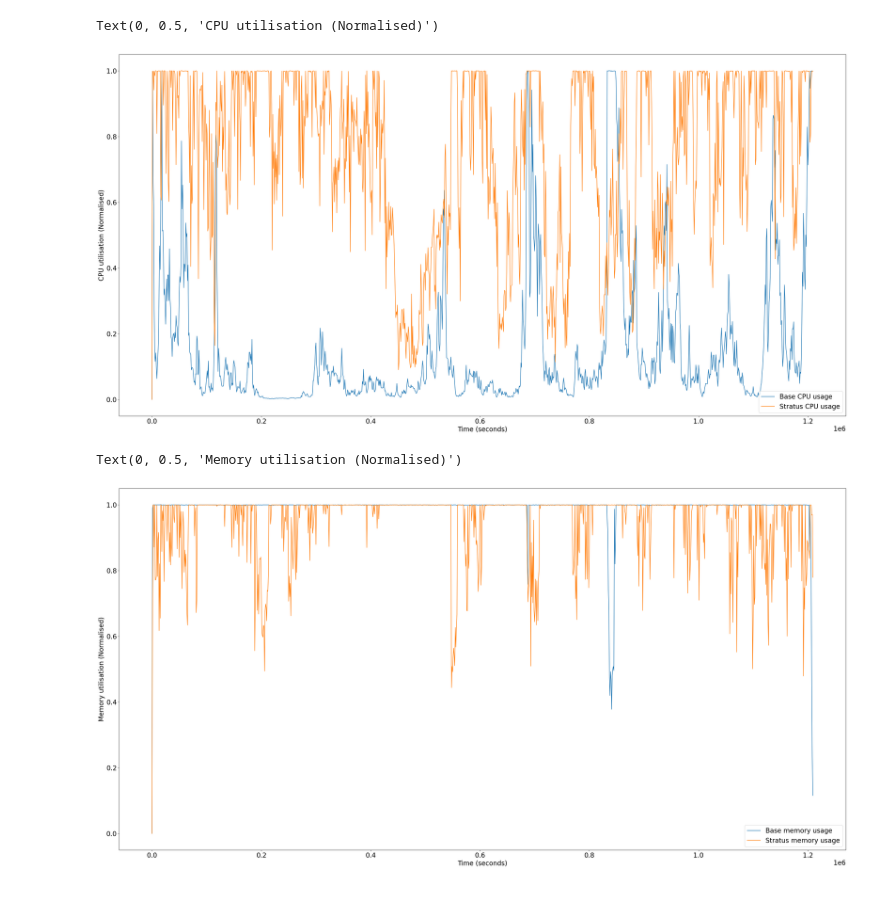
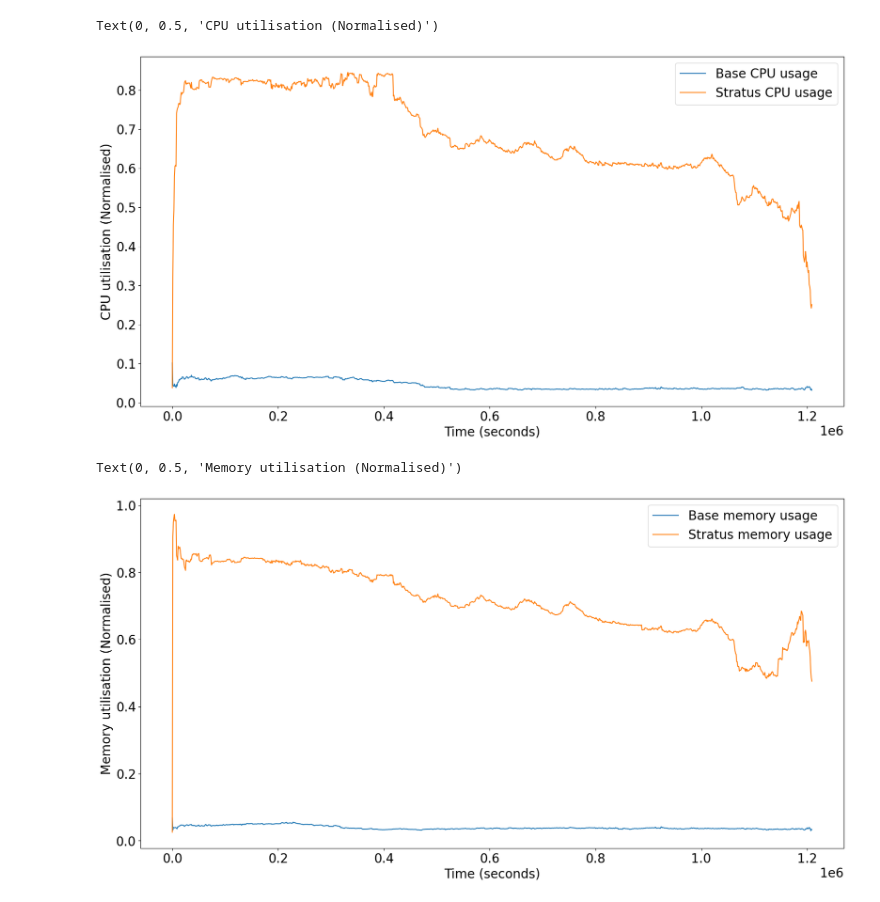
Before and after one commit to Teddies1/sc4079-fyp, a Jupyter notebook: data_analysis.ipynb, the cells around one changed output. Saved outputs shown, nothing was run; the diff lists cells and outputs as text; code cells hidden in the pictures.

Commit message:
plotted graph for data analysis

```diff
--- a/data_analysis.ipynb
+++ b/data_analysis.ipynb
@@ -3,5 +3,5 @@ import pandas as pd
 import seaborn as sns
 import matplotlib.pyplot as plt
 # %%
-cpu_usage = pd.read_csv('../logging/core_usage.csv')
-memory_usage = pd.read_csv('../logging/memory_usage.csv')
+stratus_output = pd.read_csv('../logging/stratus_output.csv')
+baseline_output = pd.read_csv('../logging/baseline_output.csv')
@@ -8,20 +23,20 @@ memory_usage = pd.read_csv('../logging/memory_usage.csv')
 # %%
-plt.figure(figsize=(40, 20))
+plt.figure(figsize=(20, 10))
 plt.rc('font', size=20)
-sns.lineplot(data=cpu_usage, x='timestamp', y='baseline_core_util', label='Base CPU usage')
-sns.lineplot(data=cpu_usage, x='timestamp', y='stratus_core_util', label='Stratus CPU usage')
+sns.lineplot(data=baseline_output, x='timestamp', y='avg_baseline_core_util', label='Base CPU usage')
+sns.lineplot(data=stratus_output, x='timestamp', y='avg_stratus_core_util', label='Stratus CPU usage')
 plt.xlabel('Time (seconds)')
 plt.ylabel('CPU utilisation (Normalised)')
 # %% [output]
 Text(0, 0.5, 'CPU utilisation (Normalised)')
-[figure, old version]
+[figure, new version]
 # %%
-plt.figure(figsize=(40, 20))
+plt.figure(figsize=(20, 10))
 plt.rc('font', size=20)
-sns.lineplot(data=memory_usage, x='timestamp', y='baseline_memory_util', label='Base memory usage')
-sns.lineplot(data=memory_usage, x='timestamp', y='stratus_memory_util', label='Stratus memory usage')
+sns.lineplot(data=baseline_output, x='timestamp', y='avg_baseline_memory_util', label='Base memory usage')
+sns.lineplot(data=stratus_output, x='timestamp', y='avg_stratus_memory_util', label='Stratus memory usage')
 plt.xlabel('Time (seconds)')
 plt.ylabel('Memory utilisation (Normalised)')
 # %% [output]
 Text(0, 0.5, 'Memory utilisation (Normalised)')
-[figure, old version]
+[figure, new version]
```
Also changed, not shown: parts of 3 cells of this notebook.
